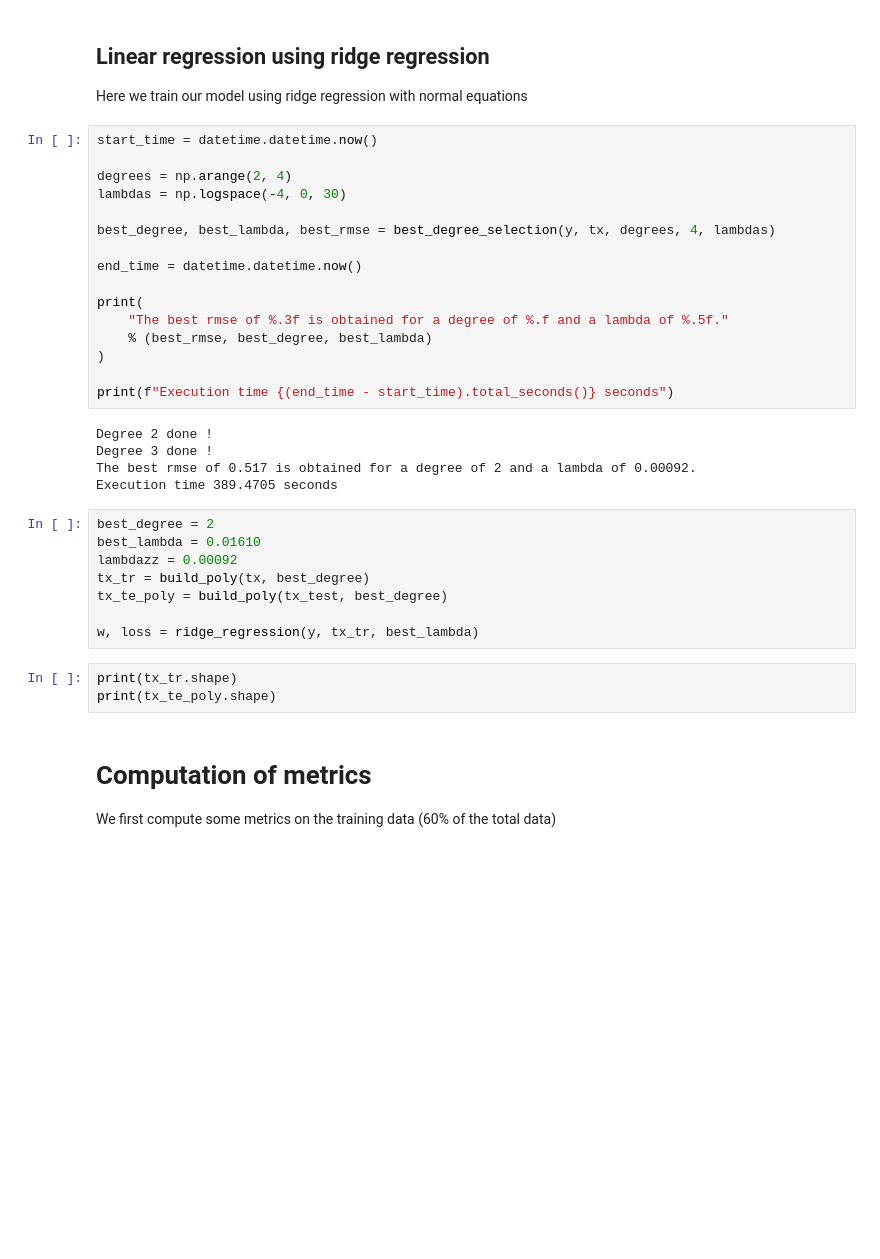
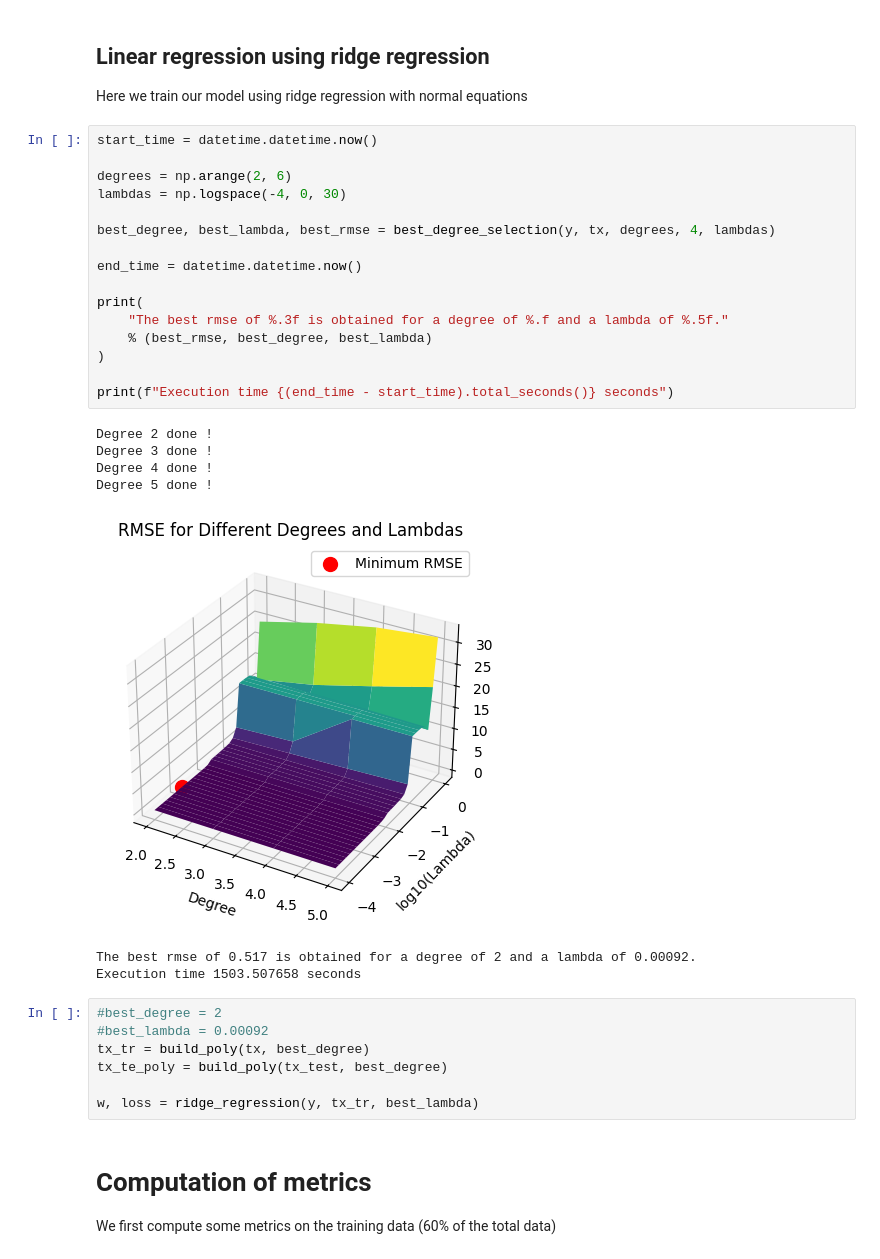
Before and after one commit to epfml/ml-project-1-ker, a Jupyter notebook: run.ipynb, the cells around one changed output. Drawn from its saved outputs; the diff is of its cells as text; blank space fills up the shorter version.

```diff
--- a/run.ipynb
+++ b/run.ipynb
@@ -82,35 +82,34 @@ Here we train our model using ridge regression with normal equations
 # %%
 start_time = datetime.datetime.now()
 
-degrees = np.arange(2, 4)
+degrees = np.arange(2, 6)
 lambdas = np.logspace(-4, 0, 30)
 
 best_degree, best_lambda, best_rmse = best_degree_selection(y, tx, degrees, 4, lambdas)
 
 end_time = datetime.datetime.now()
 
 print(
     "The best rmse of %.3f is obtained for a degree of %.f and a lambda of %.5f."
     % (best_rmse, best_degree, best_lambda)
 )
 
 print(f"Execution time {(end_time - start_time).total_seconds()} seconds")
 # %% [output]
 Degree 2 done !
 Degree 3 done !
-The best rmse of 0.517 is obtained for a degree of 2 and a lambda of 0.00092.
-Execution time 389.4705 seconds
+Degree 4 done !
+Degree 5 done !
+[figure, added]
+The best rmse of 0.517 is obtained for a degree of 2 and a lambda of 0.00092.
+Execution time 1503.507658 seconds
 # %%
-best_degree = 2
-best_lambda = 0.01610
-lambdazz = 0.00092
+#best_degree = 2
+#best_lambda = 0.00092
 tx_tr = build_poly(tx, best_degree)
 tx_te_poly = build_poly(tx_test, best_degree)
 
 w, loss = ridge_regression(y, tx_tr, best_lambda)
-# %%
-print(tx_tr.shape)
-print(tx_te_poly.shape)
 # %% [markdown]
 # Computation of metrics
 
```
Also changed, not shown: parts of 4 cells of this notebook.
